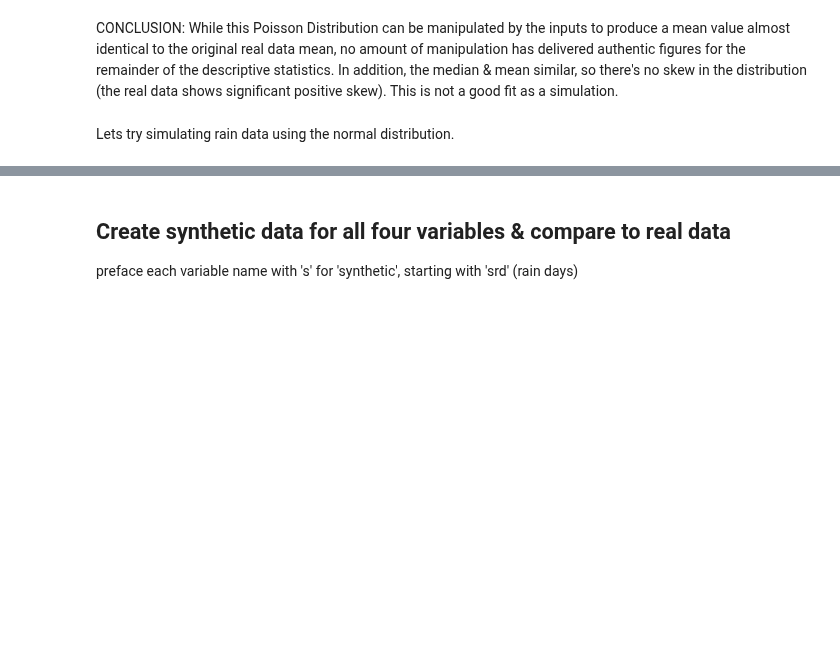
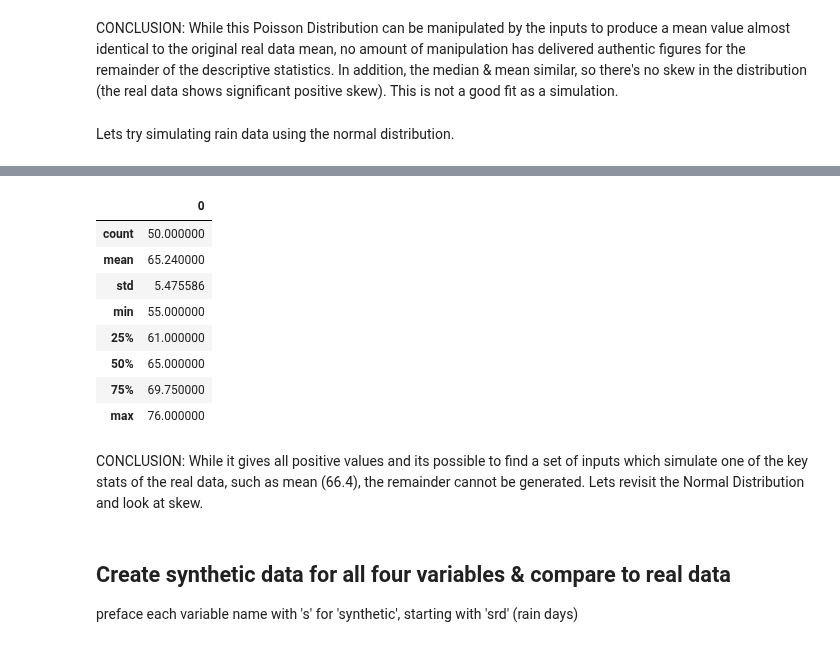
Before and after one commit to Aqua5lad/PDA-Dec-Project, a Jupyter notebook: PDA Project Dec 2018.ipynb, the cells around one changed output, grey strips where cells are left out. Drawn from its saved outputs; the diff is of its cells as text; code cells hidden in the pictures; blank space fills up the shorter version.

```diff
--- a/PDA Project Dec 2018.ipynb
+++ b/PDA Project Dec 2018.ipynb
@@ -586,3 +593,19 @@ CONCLUSION:  This simulation produces negative values. One cannot have negative
+# %%
+# convert the data array to a dataframe:
+brain = pd.DataFrame(np.array(brain))
+brain.describe()
+# %% [output]
+|  | 0 |
+| count | 50.000000 |
+| mean | 65.240000 |
+| std | 5.475586 |
+| min | 55.000000 |
+| 25% | 61.000000 |
+| 50% | 65.000000 |
+| 75% | 69.750000 |
+| max | 76.000000 |
+# %% [markdown]
+CONCLUSION: While it gives all positive values and its possible to find a set of inputs which simulate one of the key stats of the real data, such as mean (66.4), the remainder cannot be generated. Lets revisit the Normal Distribution and look at skew.
 # %% [markdown]
 ## Create synthetic data for all four variables & compare to real data
 preface each variable name with 's' for 'synthetic', starting with 'srd' (rain days)
```
Also changed, not shown: parts of 16 cells of this notebook, 1 other file.
